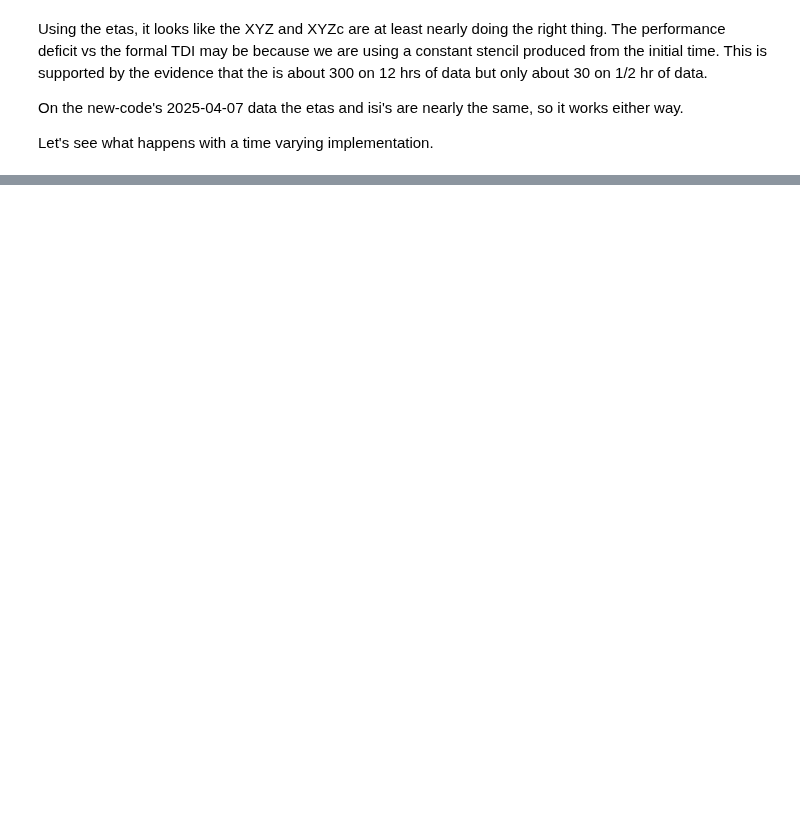
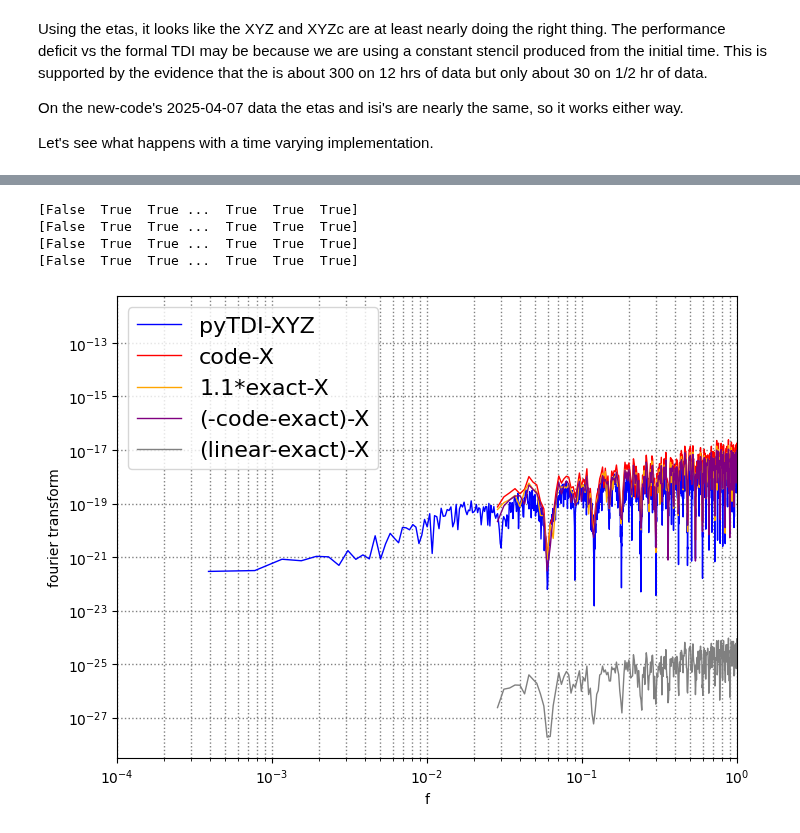
Before and after one commit to eleonoracastelli/pcipy, a Jupyter notebook: notebooks/Compute TDI Stencil.ipynb, the cells around one changed output, grey strips where cells are left out. Drawn from its saved outputs; the diff is of its cells as text; code cells hidden in the pictures; blank space fills up the shorter version.

```diff
--- a/notebooks/Compute TDI Stencil.ipynb
+++ b/notebooks/Compute TDI Stencil.ipynb
@@ -756,0 +975,50 @@ Swap:             0           0           0
+# %%
+# Comparison with TDI variables
+_, axes = plt.subplots(1, 1, figsize=(8, 6))
+colors = ['blue', 'red', 'orange', 'purple', 'gray']
+# TDI 2.0
+ixyz=0
+iev = 100
+i0=iev
+
+f,data=do_ft(XYZ_file_noise)
+axes.loglog(f[i0::iev], np.abs(data[ixyz,i0::iev]), linewidth=1, color=colors[0], label='pyTDI-'+'XYZ')
+
+iev=10
+
+f,data=do_ft(XYZcode)
+datac=data
+axes.loglog(f[i0::iev], np.abs(data[ixyz,i0::iev]), linewidth=1, color=colors[1], label='code-'+'XYZ'[ixyz])
+
+f,data=do_ft(XYZse)
+datae=data
+axes.loglog(f[i0::iev], np.abs(data[ixyz,i0::iev])*1.1, linewidth=1, color=colors[2], label='1.1*exact-'+'XYZ'[ixyz])
+
+data=-datac-datae
+axes.loglog(f[i0::iev], np.abs(data[ixyz,i0::iev]), linewidth=1, color=colors[3], label='(-code-exact)-'+'XYZ'[ixyz])
+
+f,data=do_ft(XYZsl)
+datal=data
+data=datal-datae
+axes.loglog(f[i0::iev], np.abs(data[ixyz,i0::iev]), linewidth=1, color=colors[4], label='(linear-exact)-'+'XYZ'[ixyz])
+
+
+
+axes.set_xlabel("f")
+axes.set_ylabel(r"fourier transform")
+plt.legend(loc='upper left', fontsize=16)
+# axes.set_ylim([1e-24, 1e-17])
+axes.set_xlim([1e-4, 1])
+#plt.title("PCI 2.0 (" + str(int(ns/fs/3600))+" hours, nh = "+str(nhalf)+")")
+plt.grid(linewidth=1.0,
+         color='gray',
+         linestyle='dotted',
+         which='both',
+         axis='both')
+#plt.show()
+# %% [output]
+[False  True  True ...  True  True  True]
+[False  True  True ...  True  True  True]
+[False  True  True ...  True  True  True]
+[False  True  True ...  True  True  True]
+[figure, added]
```
Also changed, not shown: parts of 22 cells of this notebook.
